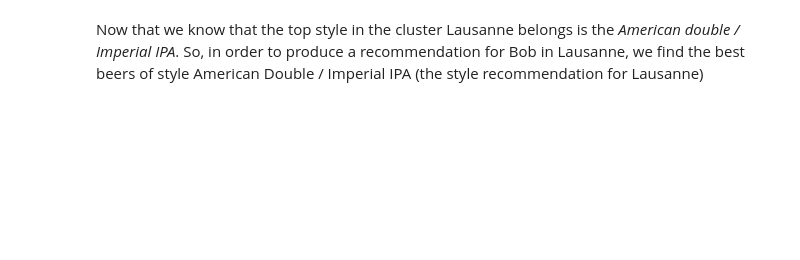
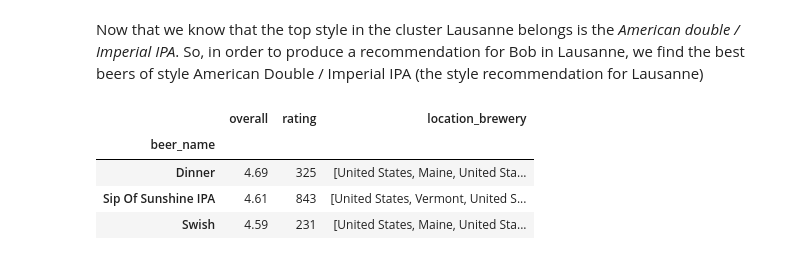
Before and after one commit to epfl-ada/ada-2024-project-kjaaanalytics, a Jupyter notebook: results.ipynb, the cells around one changed output. Drawn from its saved outputs; the diff is of its cells as text; code cells hidden in the pictures; blank space fills up the shorter version.

```diff
--- a/results.ipynb
+++ b/results.ipynb
@@ -1025,6 +1028,12 @@ Now that we know that the top style in the cluster Lausanne belongs is the *Amer
 # %%
 american_double = data[data["style"] == "American Double / Imperial IPA"]
 grouped_american_double = american_double.groupby('beer_name').agg({'overall': 'mean', 'rating': 'count', 'location_brewery': list})
 filtered_american_double = grouped_american_double[grouped_american_double['rating'] >= 100]
 sorted_american_double = filtered_american_double.sort_values(by="overall", ascending=False)
-sorted_american_double.head(50)
+sorted_american_double.head(3)
+# %% [output]
+|  | overall | rating | location_brewery |
+| beer_name |  |  |  |
+| Dinner | 4.69 | 325 | [United States, Maine, United Sta... |
+| Sip Of Sunshine IPA | 4.61 | 843 | [United States, Vermont, United S... |
+| Swish | 4.59 | 231 | [United States, Maine, United Sta... |
```
Also changed, not shown: parts of 17 cells of this notebook, 25 other files.
